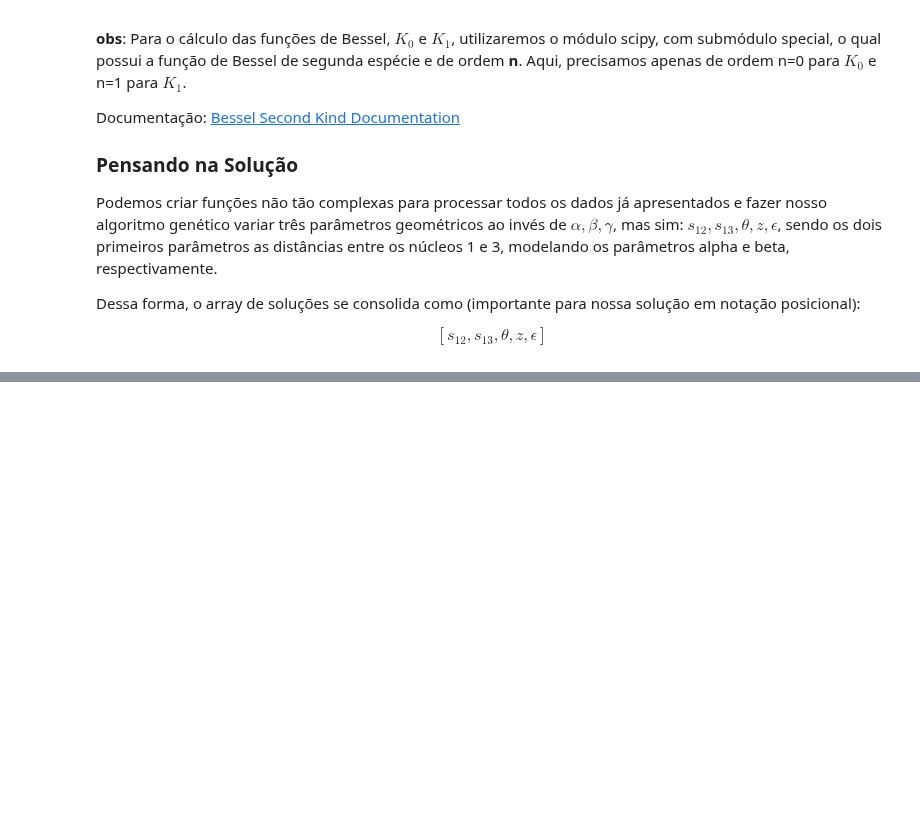
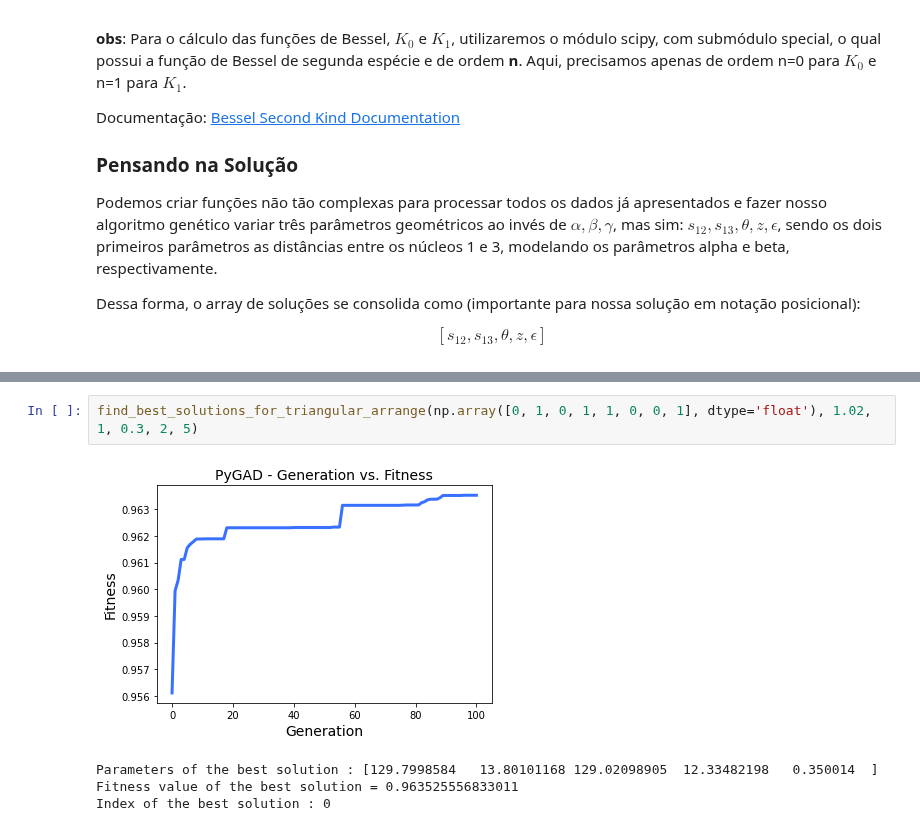
Before and after one commit to williambrunos/PIBIC, a Jupyter notebook: Semana_4/GA_PyGad_Implementation.ipynb, the cells around one changed output, grey strips where cells are left out. Saved outputs shown, nothing was run; the diff lists cells and outputs as text; blank space fills up the shorter version.

```diff
--- a/Semana_4/GA_PyGad_Implementation.ipynb
+++ b/Semana_4/GA_PyGad_Implementation.ipynb
@@ -496,0 +537,7 @@ def find_best_solutions_for_triangular_arrange(target):
+# %%
+find_best_solutions_for_triangular_arrange(np.array([0, 1, 0, 1, 1, 0, 0, 1], dtype='float'), 1.02, 1, 0.3, 2, 5)
+# %% [output]
+[figure, added]
+Parameters of the best solution : [129.7998584   13.80101168 129.02098905  12.33482198   0.350014  ]
+Fitness value of the best solution = 0.963525556833011
+Index of the best solution : 0
```
Also changed, not shown: parts of 4 cells of this notebook.
